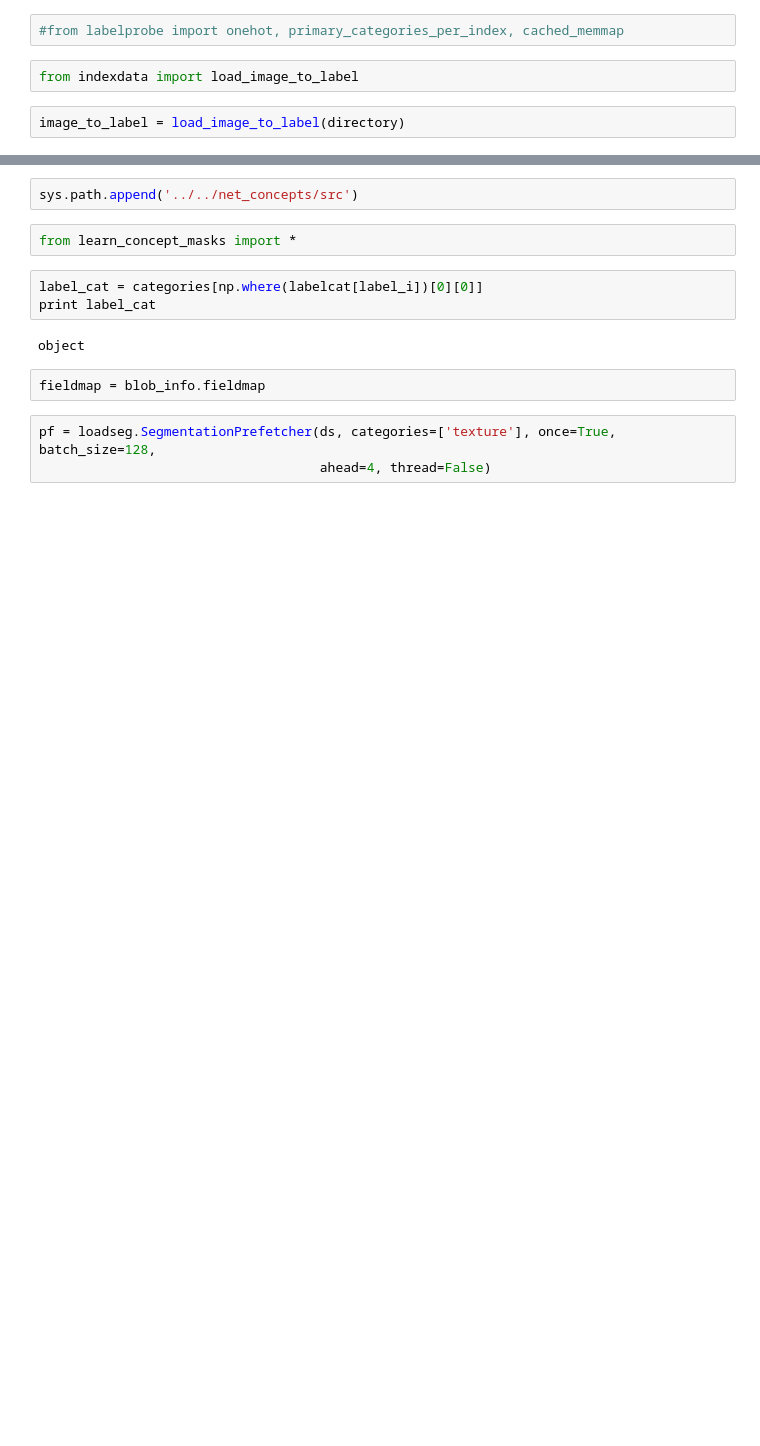
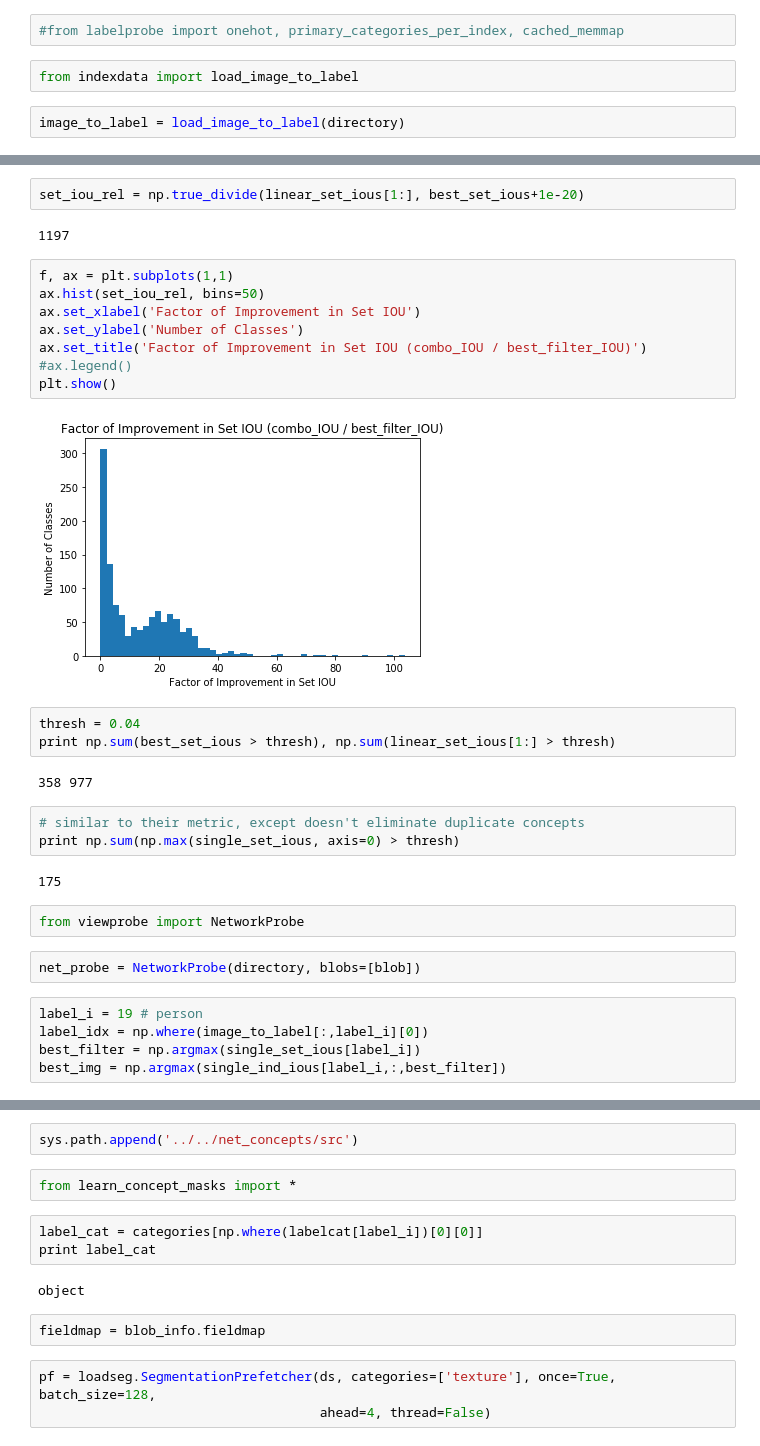
Before and after one commit to bonyuta0204/net2vec, a Jupyter notebook: src/playground.ipynb, the cells around one changed output, grey strips where cells are left out. Cells and saved outputs as stored; diff of their text form; blank space fills up the shorter version.

```diff
--- a/src/playground.ipynb
+++ b/src/playground.ipynb
@@ -87,0 +98,33 @@ array([  5.44611737e-03,   5.31548494e-03,   5.77252870e-03,
+# %%
+set_iou_rel = np.true_divide(linear_set_ious[1:], best_set_ious+1e-20)
+# %% [output]
+1197
+# %%
+f, ax = plt.subplots(1,1)
+ax.hist(set_iou_rel, bins=50)
+ax.set_xlabel('Factor of Improvement in Set IOU')
+ax.set_ylabel('Number of Classes')
+ax.set_title('Factor of Improvement in Set IOU (combo_IOU / best_filter_IOU)')
+#ax.legend()
+plt.show()
+# %% [output]
+[figure, added]
+# %%
+thresh = 0.04
+print np.sum(best_set_ious > thresh), np.sum(linear_set_ious[1:] > thresh)
+# %% [output]
+358 977
+# %%
+# similar to their metric, except doesn't eliminate duplicate concepts
+print np.sum(np.max(single_set_ious, axis=0) > thresh)
+# %% [output]
+175
+# %%
+from viewprobe import NetworkProbe
+# %%
+net_probe = NetworkProbe(directory, blobs=[blob])
+# %%
+label_i = 19 # person
+label_idx = np.where(image_to_label[:,label_i][0])
+best_filter = np.argmax(single_set_ious[label_i])
+best_img = np.argmax(single_ind_ious[label_i,:,best_filter])
```
Also changed, not shown: parts of 26 cells of this notebook, 1 other file.
